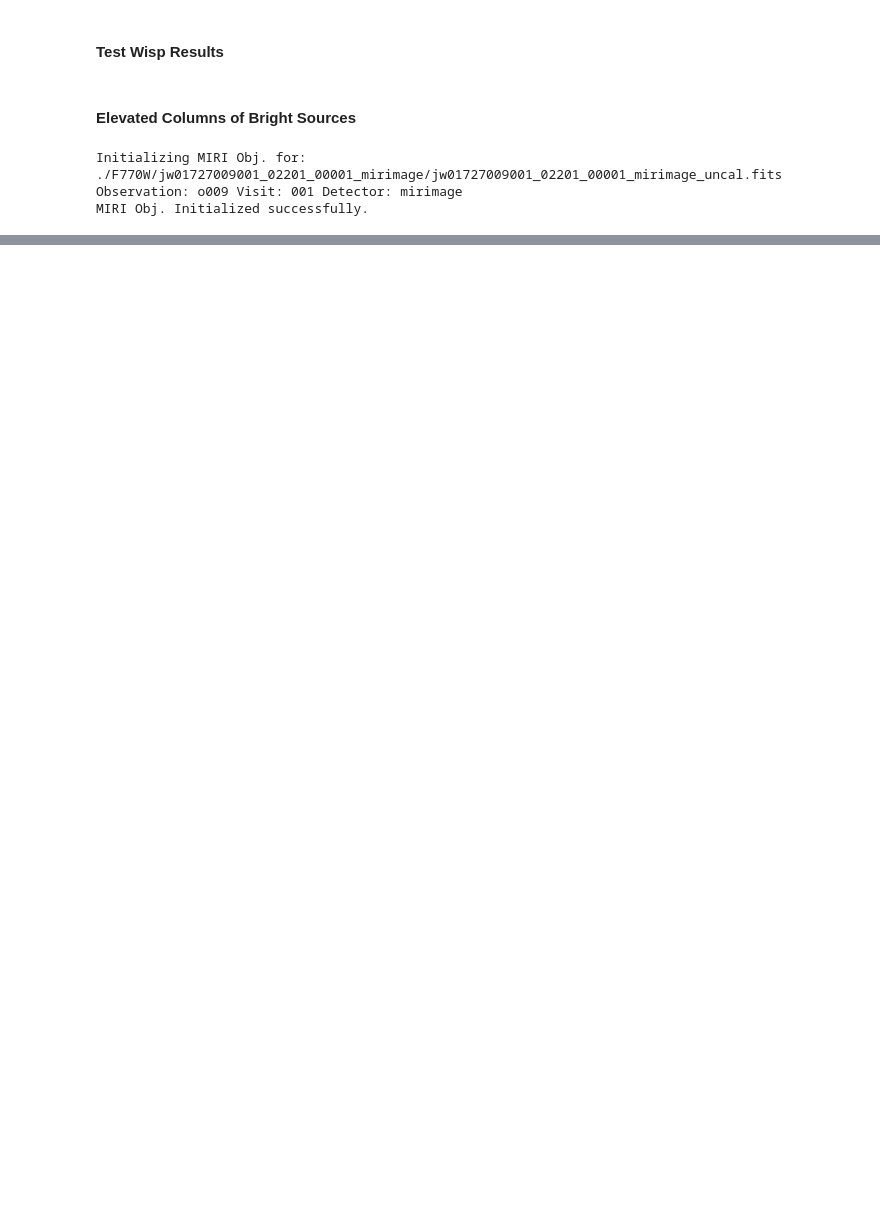
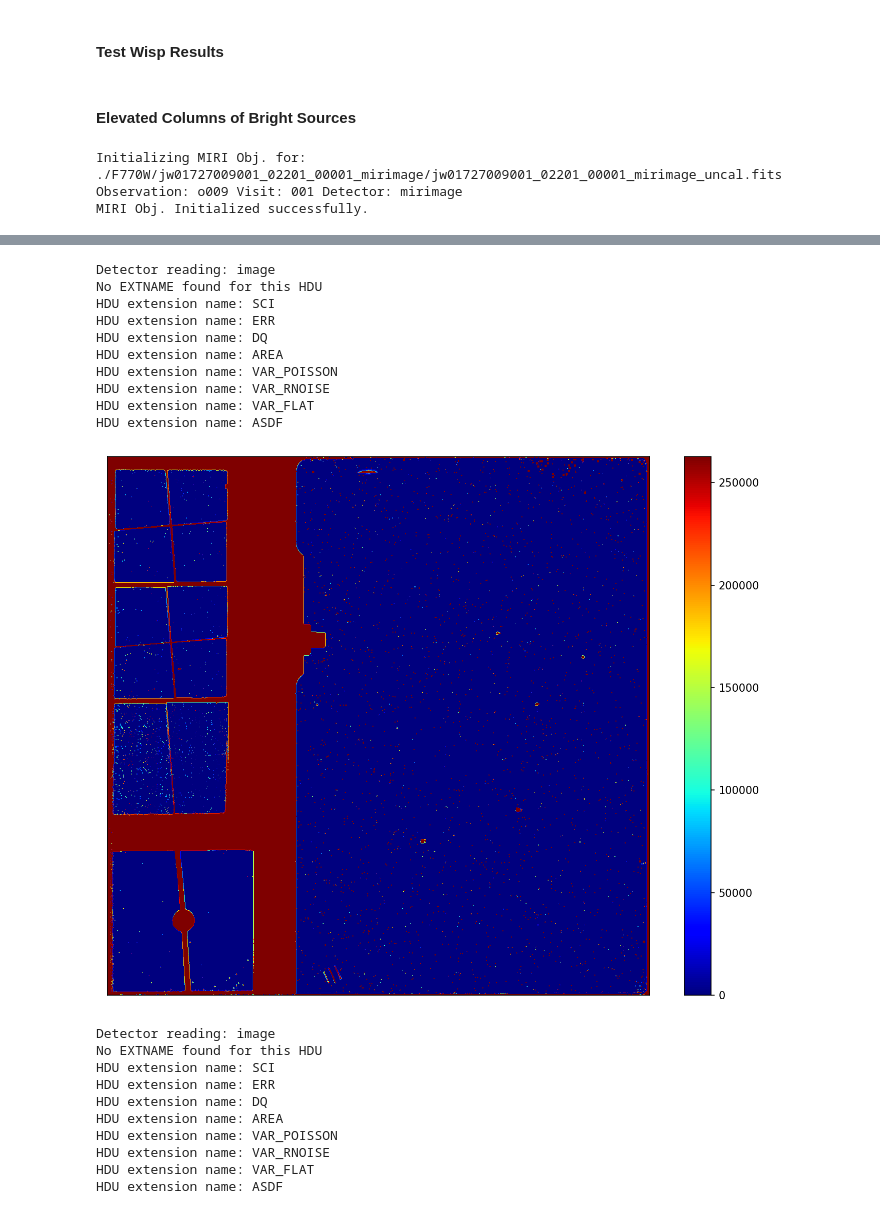
Before and after one commit to Cossas11204/COSMOS-Data-Reduction-for-MIRI, a Jupyter notebook: MIRI_test.ipynb, the cells around one changed output, grey strips where cells are left out. Cells and saved outputs as stored; diff of their text form; code cells hidden in the pictures; blank space fills up the shorter version.

```diff
--- a/MIRI_test.ipynb
+++ b/MIRI_test.ipynb
@@ -248,0 +323,26 @@ for fits_file in files_to_be_reduced:
+# %%
+# image_visualization(fits_reader("/mnt/C/JWST/COSMOS/MIRI/F770W/jw01727009001_02201_00003_mirimage/jw01727009001_02201_00003_mirimage_cor.fits")['image']['DQ'])
+image_visualization(fits_reader("/mnt/C/JWST/COSMOS/MIRI/F770W/jw01727009001_02201_00002_mirimage/jw01727009001_02201_00002_mirimage_cor_main_cal.fits")['image']['DQ'])
+image_visualization(fits_reader("/mnt/C/JWST/COSMOS/MIRI/F770W/jw01727009001_02201_00002_mirimage/jw01727009001_02201_00002_mirimage_cor_lyot_cal.fits")['image']['DQ'])
+# %% [output]
+Detector reading: image
+No EXTNAME found for this HDU
+HDU extension name: SCI
+HDU extension name: ERR
+HDU extension name: DQ
+HDU extension name: AREA
+HDU extension name: VAR_POISSON
+HDU extension name: VAR_RNOISE
+HDU extension name: VAR_FLAT
+HDU extension name: ASDF
+[figure, added]
+Detector reading: image
+No EXTNAME found for this HDU
+HDU extension name: SCI
+HDU extension name: ERR
+HDU extension name: DQ
+HDU extension name: AREA
+HDU extension name: VAR_POISSON
+HDU extension name: VAR_RNOISE
+HDU extension name: VAR_FLAT
+HDU extension name: ASDF
```
Also changed, not shown: parts of 9 cells of this notebook, 8 other files.
